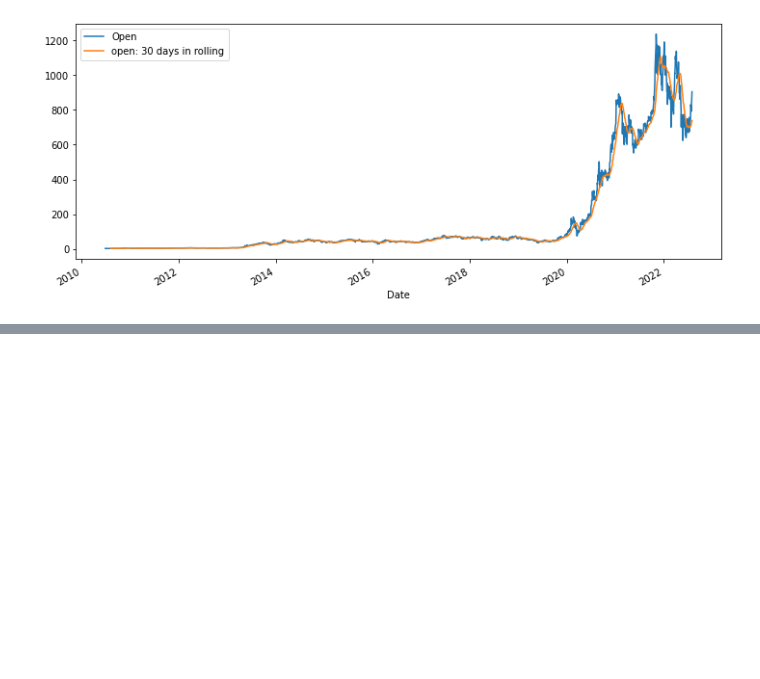
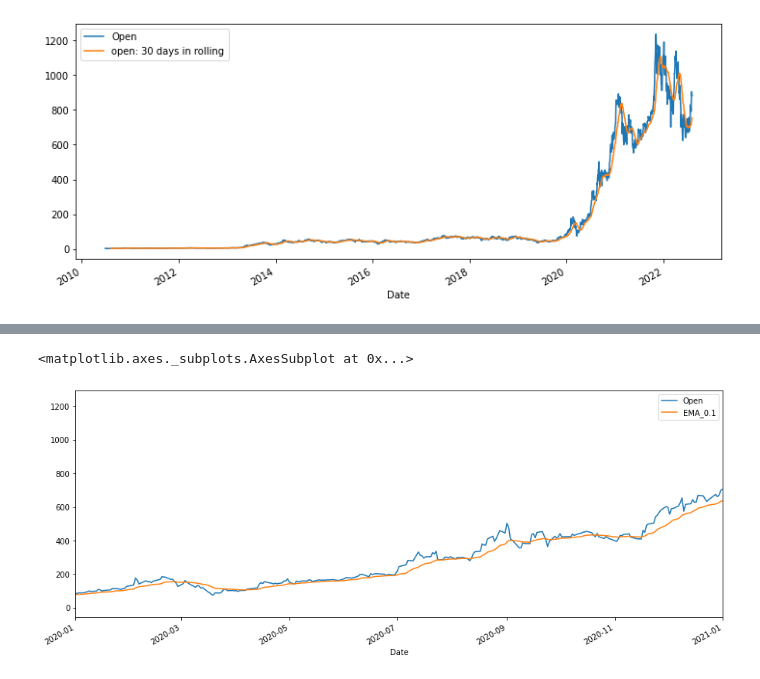
Before and after one commit to VaibhavBhusawale/Time-series-EDA, a Jupyter notebook: EDA_time_series_data_.ipynb, the cells around one changed output, grey strips where cells are left out. Drawn from its saved outputs; the diff is of its cells as text; code cells hidden in the pictures; blank space fills up the shorter version.

```diff
--- a/EDA_time_series_data_.ipynb
+++ b/EDA_time_series_data_.ipynb
@@ -214,0 +245,9 @@ df_tesla[['Open','open: 30 days in rolling']].plot(figsize=(12,5))
+# %%
+# Exponetial moving avearage
+#lets smoothing factor 0.1
+df_tesla['EMA_0.1']=df_tesla['Open'].ewm(alpha=0.1,adjust=False).mean()
+# %%
+df_tesla[['Open','EMA_0.1']].plot(xlim=['2020-01-01','2021-01-01'],figsize=(15,6))
+# %% [output]
+<matplotlib.axes._subplots.AxesSubplot at 0x...>
+[figure, added]
```
Also changed, not shown: parts of 15 cells of this notebook.
